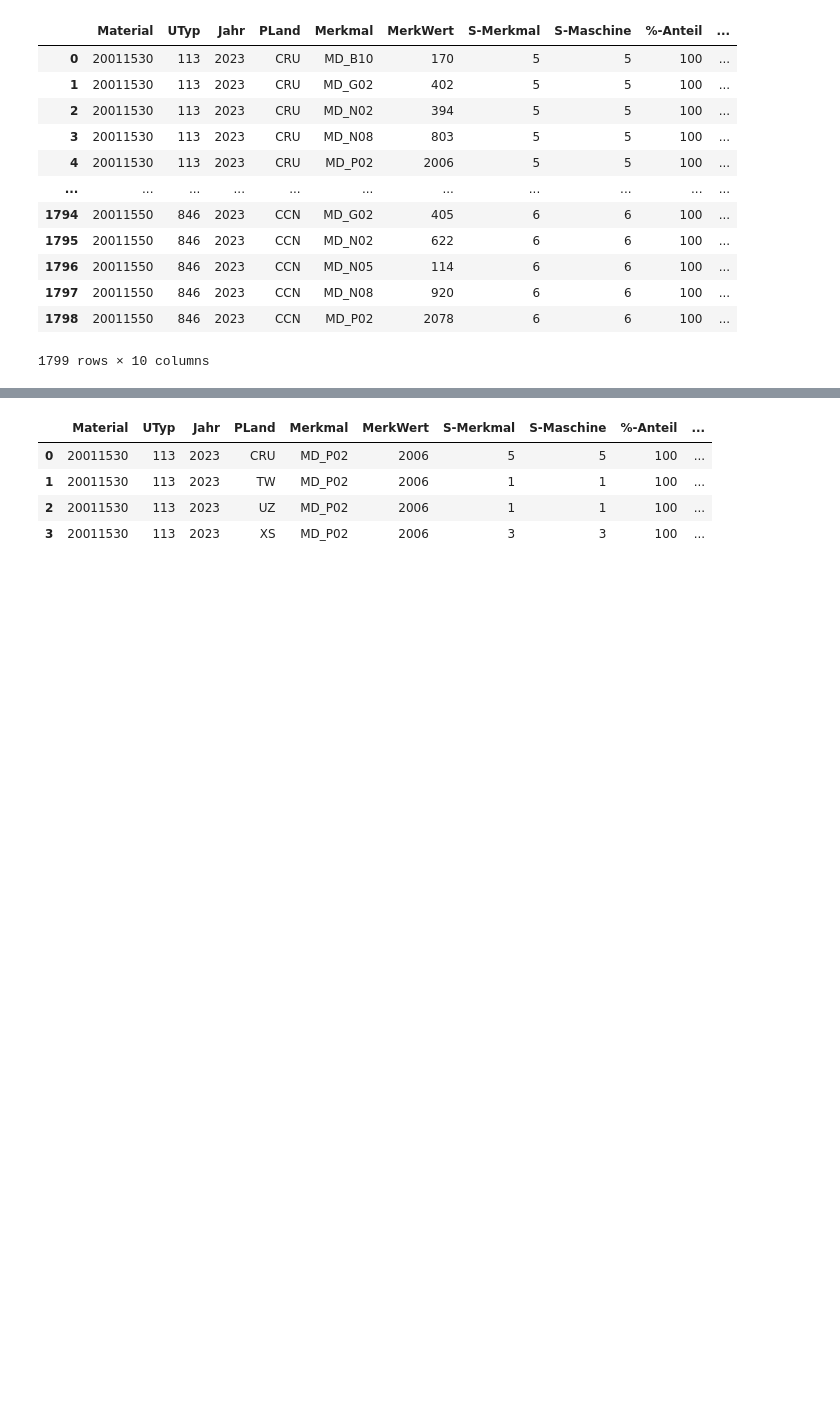
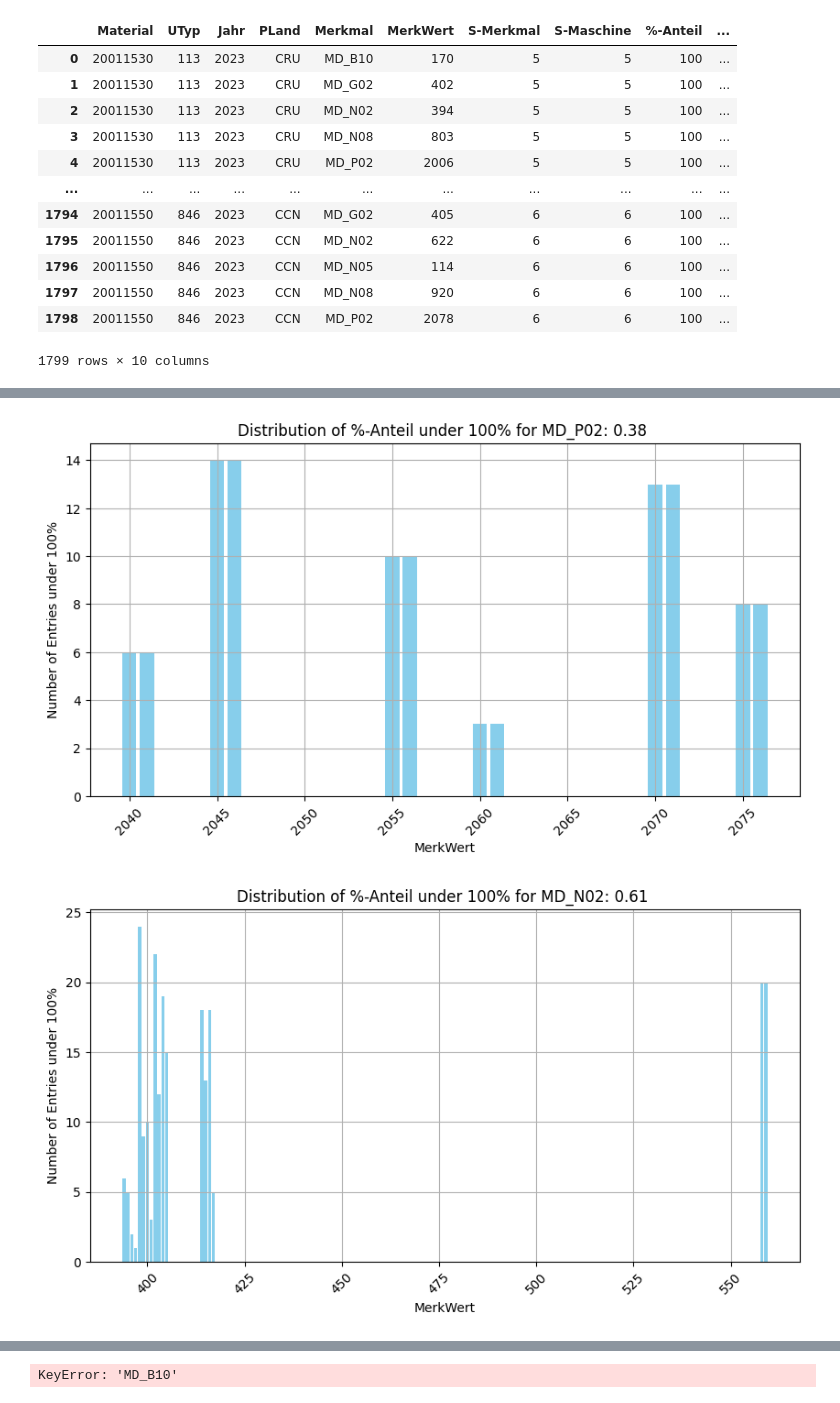
Before and after one commit to realreul/ML-with-CLAAS, a Jupyter notebook: TakeRates.ipynb, the cells around one changed output, grey strips where cells are left out. Drawn from its saved outputs; the diff is of its cells as text; code cells hidden in the pictures; blank space fills up the shorter version.

```diff
--- a/TakeRates.ipynb
+++ b/TakeRates.ipynb
@@ -86,0 +192,19 @@ dfs['MD_P02'] # Zeigt den DataFrame für das Merkmal 'P02'
+# %%
+import matplotlib.pyplot as plt
+
+# Assuming percentage_distributions contains your data as previously defined
+for merkmal, distributions in percentage_distributions.items():
+    merkwerte = list(distributions.keys())
+    counts = [len(values) for values in distributions.values()]
+
+    plt.figure(figsize=(10, 5))  # Set the figure size as per your requirement
+    plt.bar(merkwerte, counts, color='skyblue')
+    plt.xlabel('MerkWert')
+    plt.ylabel('Number of Entries under 100%')
+    plt.title(f'Distribution of %-Anteil under 100% for {merkmal}: {percentage_distributions_count[merkmal]} ')
+    plt.xticks(rotation=45)  # Rotate the x-axis labels for better readability
+    plt.grid(True)
+    plt.show()
+# %% [output]
+[figure, added]
+[figure, added]
@@ -87,6 +215,6 @@ dfs['MD_P02'] # Zeigt den DataFrame für das Merkmal 'P02'
 # %%
 
-df2 = dfs['MD_P02']
+df2 = dfs['MD_B10']
 # Finde alle einzigartigen Werte in der Spalte 'MerkWert'
 unique_merkwerte = df2['MerkWert'].unique()
 
@@ -99,10 +227,6 @@ for wert in unique_merkwerte:
 
 # Nun kannst du auf jeden DataFrame über das Wörterbuch zugreifen, z.B.:
 # Um den DataFrame für den MerkWert 2006 zu sehen
-dfs[2006]
+#dfs[394]
 # %% [output]
-|  | Material | UTyp | Jahr | PLand | Merkmal | MerkWert | S-Merkmal | S-Maschine | %-Anteil | ... |
-| 0 | 20011530 | 113 | 2023 | CRU | MD_P02 | 2006 | 5 | 5 | 100 | ... |
-| 1 | 20011530 | 113 | 2023 | TW | MD_P02 | 2006 | 1 | 1 | 100 | ... |
-| 2 | 20011530 | 113 | 2023 | UZ | MD_P02 | 2006 | 1 | 1 | 100 | ... |
-| 3 | 20011530 | 113 | 2023 | XS | MD_P02 | 2006 | 3 | 3 | 100 | ... |
+KeyError: 'MD_B10'
```
Also changed, not shown: parts of 33 cells of this notebook, 1 other file.
